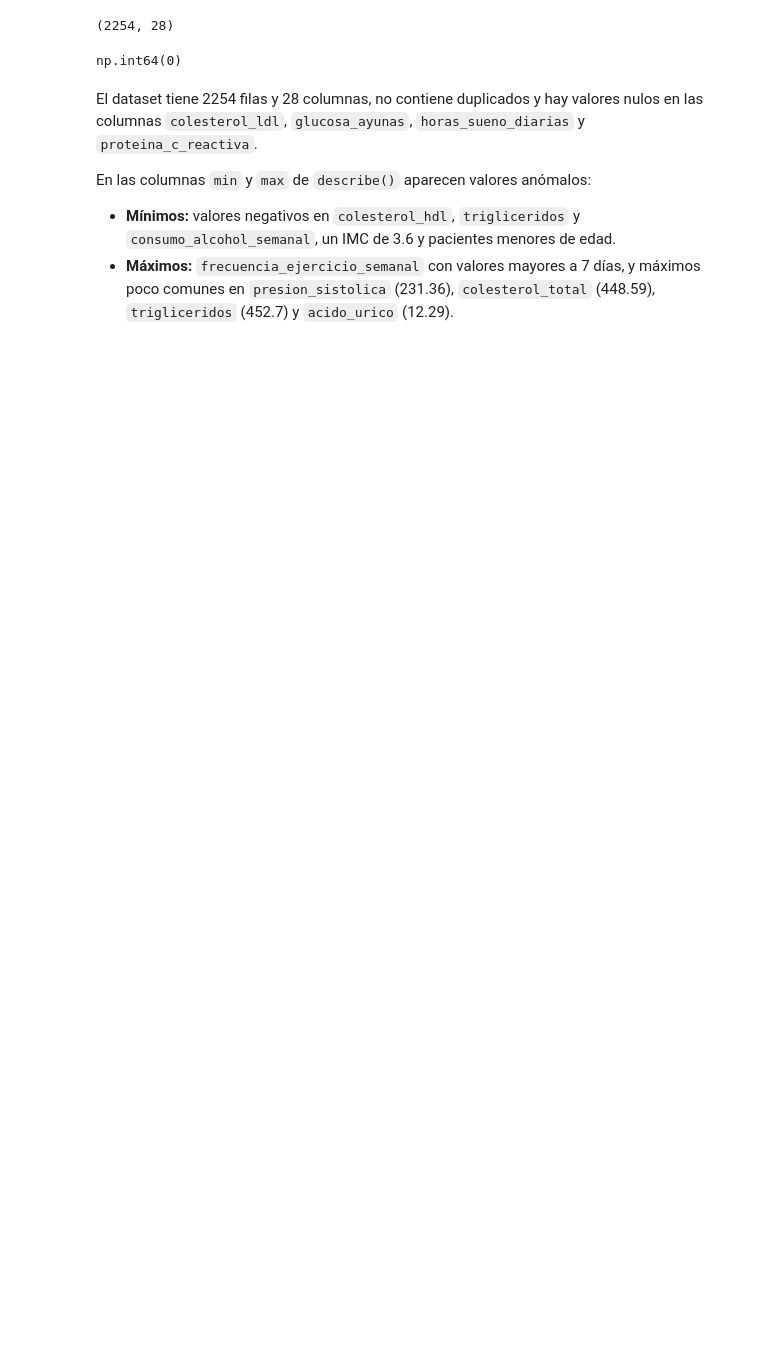
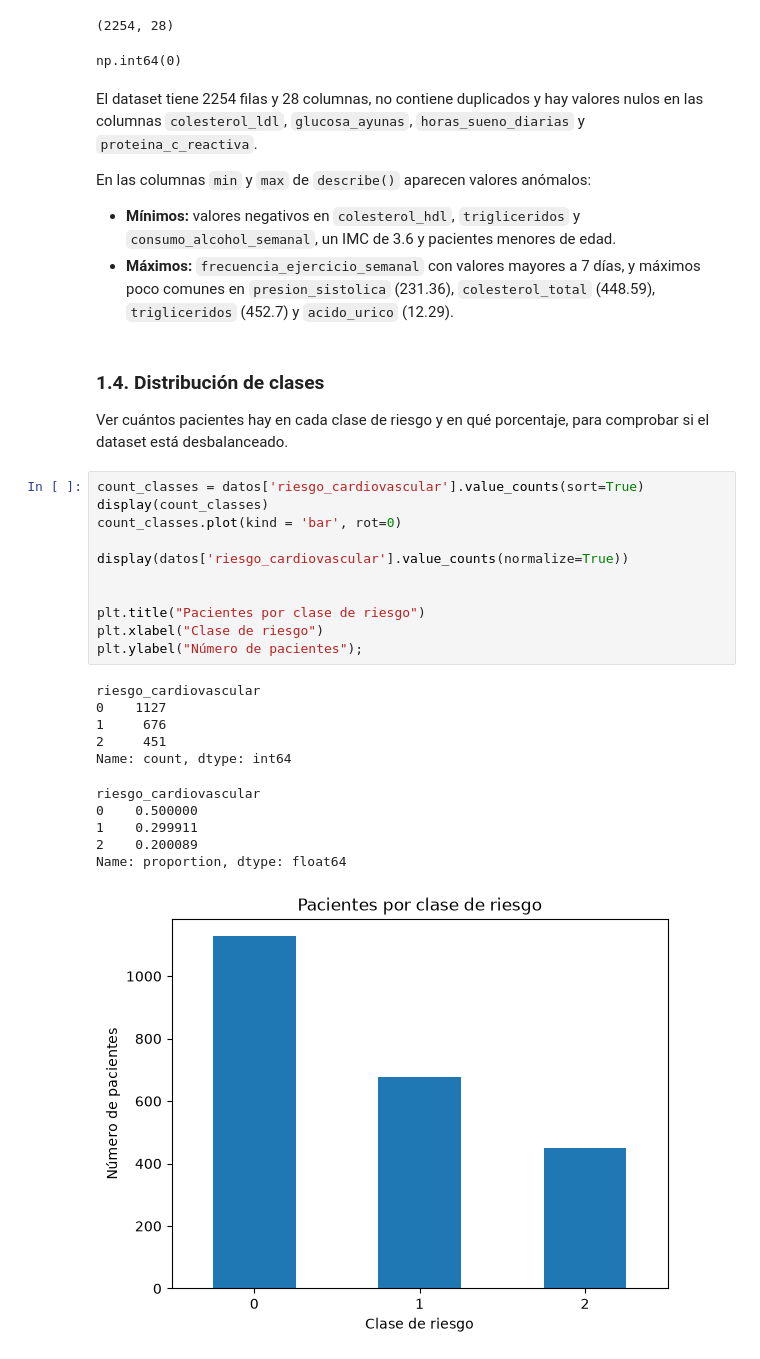
Before and after one commit to enzocastrozn/machine_learning, a Jupyter notebook: notebooks/practica1_riesgo_cardiovascular.ipynb, the cells around one changed output. Cells and saved outputs as stored; diff of their text form; blank space fills up the shorter version.

Commit message:
Comprobar si hay desbalanceo

```diff
--- a/notebooks/practica1_riesgo_cardiovascular.ipynb
+++ b/notebooks/practica1_riesgo_cardiovascular.ipynb
@@ -97,3 +97,30 @@ En las columnas `min` y `max` de `describe()` aparecen valores anómalos:
 
 - **Mínimos:** valores negativos en `colesterol_hdl`, `trigliceridos` y `consumo_alcohol_semanal`, un IMC de 3.6 y pacientes menores de edad.
 - **Máximos:** `frecuencia_ejercicio_semanal` con valores mayores a 7 días, y máximos poco comunes en `presion_sistolica` (231.36), `colesterol_total` (448.59), `trigliceridos` (452.7) y `acido_urico` (12.29).
+# %% [markdown]
+### 1.4. Distribución de clases
+
+Ver cuántos pacientes hay en cada clase de riesgo y en qué porcentaje, para comprobar si el dataset está desbalanceado.
+# %%
+count_classes = datos['riesgo_cardiovascular'].value_counts(sort=True)
+display(count_classes)
+count_classes.plot(kind = 'bar', rot=0)
+
+display(datos['riesgo_cardiovascular'].value_counts(normalize=True))
+
+
+plt.title("Pacientes por clase de riesgo")
+plt.xlabel("Clase de riesgo")
+plt.ylabel("Número de pacientes");
+# %% [output]
+riesgo_cardiovascular
+0    1127
+1     676
+2     451
+Name: count, dtype: int64
+riesgo_cardiovascular
+0    0.500000
+1    0.299911
+2    0.200089
+Name: proportion, dtype: float64
+[figure, added]
```
Also changed, not shown: parts of 1 cell of this notebook.
